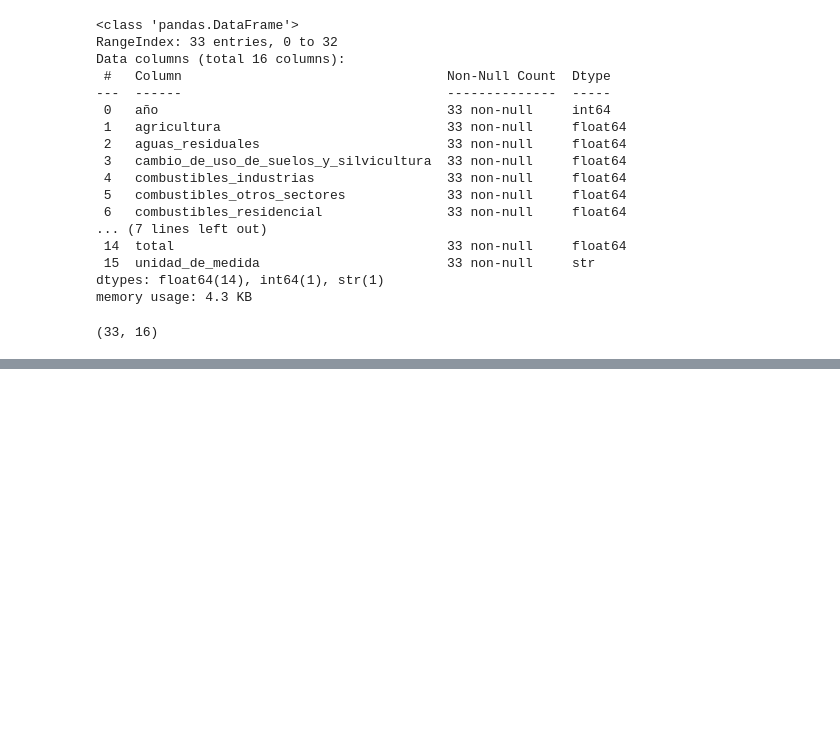
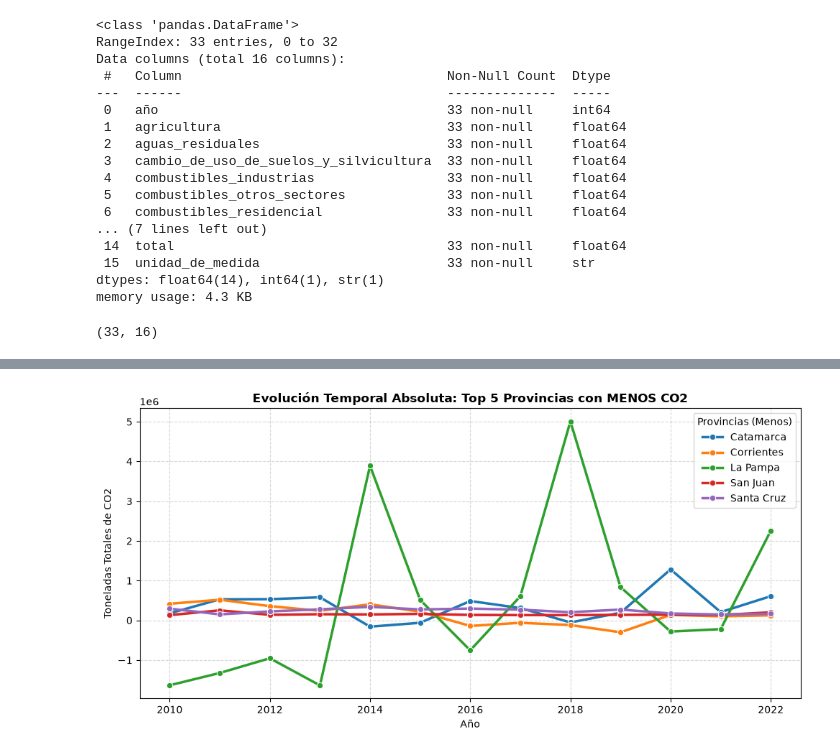
Before and after one commit to Axel99-code/Gases-de-efecto-invernadero, a Jupyter notebook: notebook.ipynb, the cells around one changed output, grey strips where cells are left out. Saved outputs shown, nothing was run; the diff lists cells and outputs as text; code cells hidden in the pictures; blank space fills up the shorter version.

```diff
--- a/notebook.ipynb
+++ b/notebook.ipynb
@@ -268,0 +438,17 @@ df_gas
+# %%
+df_top_menos = df_grafico[df_grafico["provincia"].isin(provincias_menos)]
+
+# Consolidamos sumando por año y provincia de la misma manera
+df_consol_menos = df_top_menos.groupby(["año", "provincia"])["valor_toneladas_gas"].sum().reset_index()
+
+plt.figure(figsize=(10, 5))
+sns.lineplot(data=df_consol_menos, x="año", y="valor_toneladas_gas", hue="provincia", marker="o", linewidth=2.5)
+plt.title("Evolución Temporal Absoluta: Top 5 Provincias con MENOS CO2", fontsize=12, fontweight="bold")
+plt.xlabel("Año")
+plt.ylabel("Toneladas Totales de CO2")
+plt.grid(True, linestyle="--", alpha=0.5)
+plt.legend(title="Provincias (Menos)")
+plt.tight_layout()
+plt.show()
+# %% [output]
+[figure, added]
```
Also changed, not shown: parts of 13 cells of this notebook, 6 other files.
